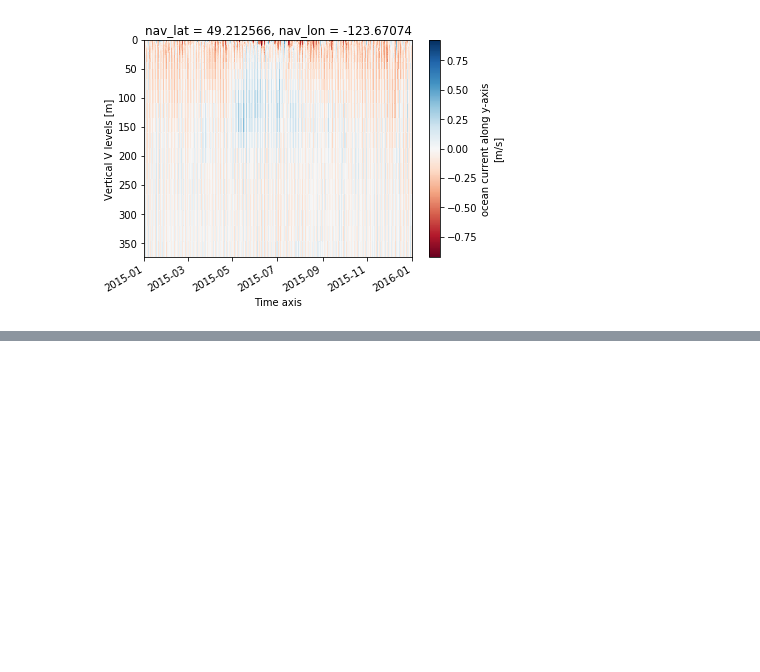
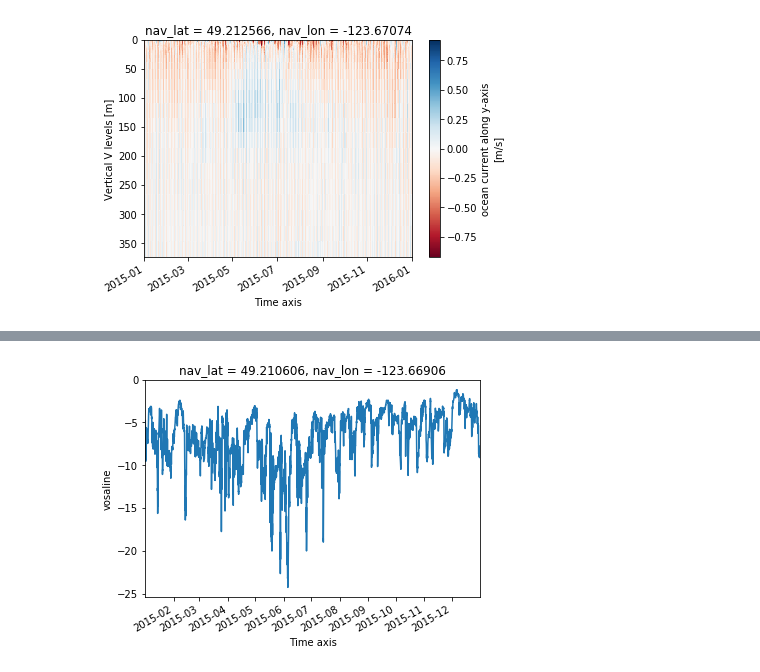
Before and after one commit to ambhudia/analysis-ashutosh, a Jupyter notebook: mohid_viz.ipynb, the cells around one changed output, grey strips where cells are left out. Cells and saved outputs as stored; diff of their text form; code cells hidden in the pictures; blank space fills up the shorter version.

```diff
--- a/mohid_viz.ipynb
+++ b/mohid_viz.ipynb
@@ -117,0 +122,4 @@ velocity('current_v/sog2015.nc')
+# %%
+a.delta()
+# %% [output]
+[figure, added]
```
Also changed, not shown: parts of 2 cells of this notebook, 3 other files.
